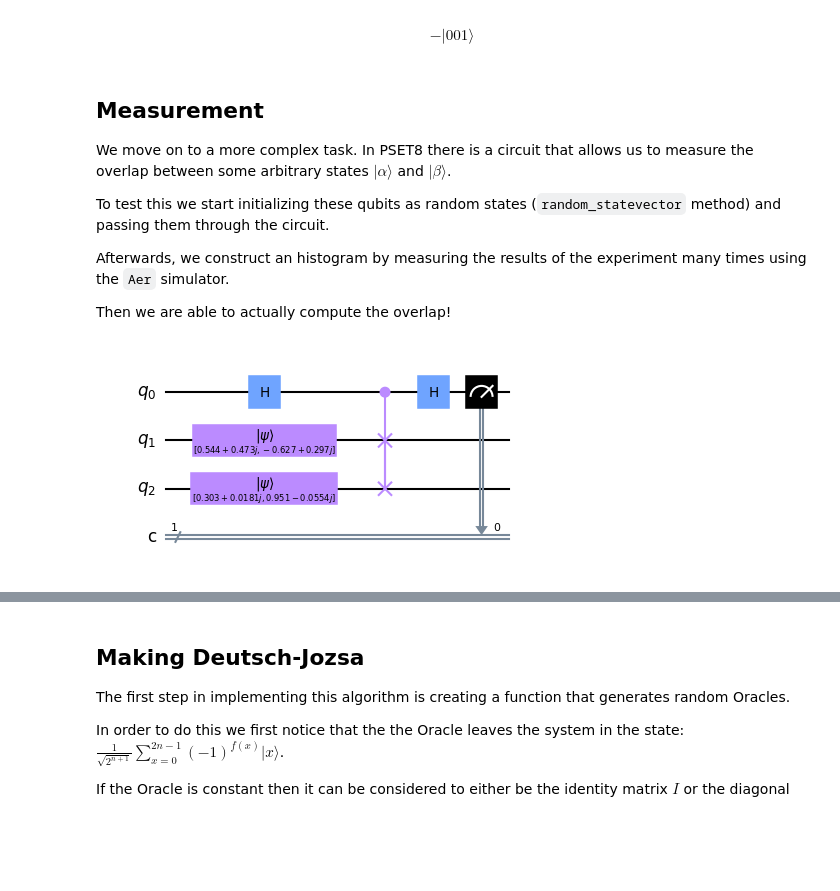
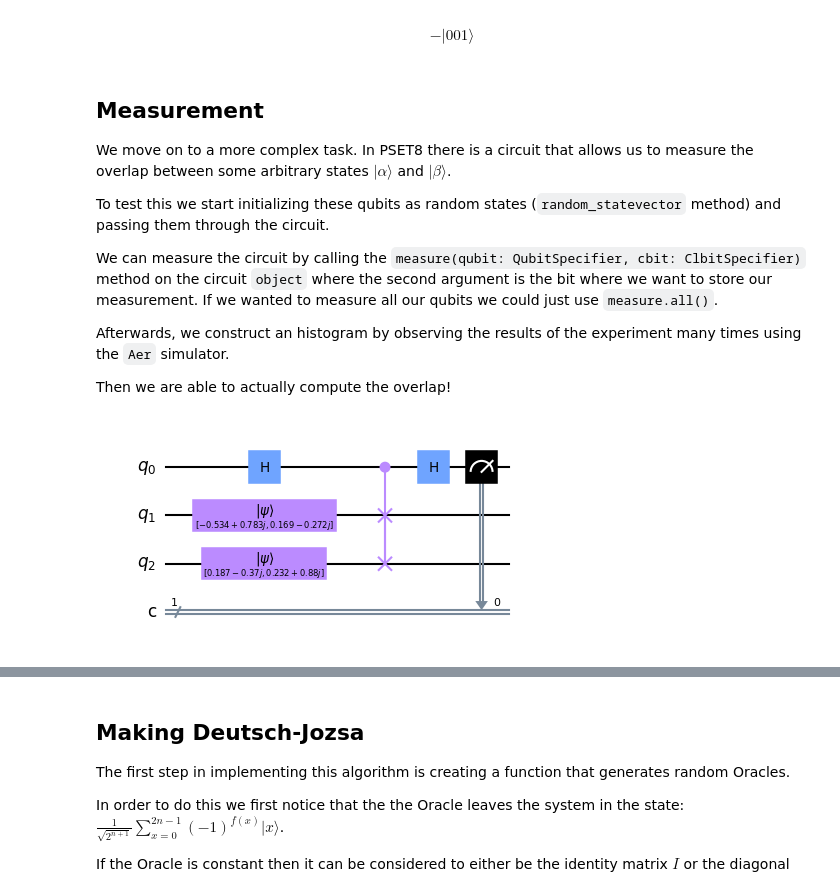
Before and after one commit to nunopcfmarques/IICQ-Project, a Jupyter notebook: IICQ-Project.ipynb, the cells around one changed output, grey strips where cells are left out. Saved outputs shown, nothing was run; the diff lists cells and outputs as text; code cells hidden in the pictures; blank space fills up the shorter version.

```diff
--- a/IICQ-Project.ipynb
+++ b/IICQ-Project.ipynb
@@ -84,26 +86,28 @@ We move on to a more complex task. In PSET8 there is a circuit that allows us to
 
 To test this we start initializing these qubits as random states (`random_statevector` method) and passing them through the circuit.
 
-Afterwards, we construct an histogram by measuring the results of the experiment many times using the `Aer` simulator.
+We can measure the circuit by calling the `measure(qubit: QubitSpecifier, cbit: ClbitSpecifier)` method on the circuit `object` where the second argument is the bit where we want to store our measurement. If we wanted to measure all our qubits we could just use `measure.all()`.
+
+Afterwards, we construct an histogram by observing the results of the experiment many times using the `Aer` simulator.
 
 Then we are able to actually compute the overlap!
 # %%
 from qiskit.quantum_info import random_statevector
 
 qc = QuantumCircuit(3, 1)
 
 state_a = random_statevector(2)
 state_b = random_statevector(2)
 
-actual_prob = 0.5 * (1 + np.abs((state_a.inner(state_b))) ** 2)
+actual_overlap = (np.abs(state_a.inner(state_b)))
 
 qc.initialize(state_a, 1), qc.initialize(state_b, 2), qc.h(0), qc.cswap(0, 1, 2), qc.h(0)
 
 qc.measure(0, 0)
 
 qc.draw('mpl', scale = 0.75)
 # %% [output]
-[figure, old version]
+[figure, new version]
 # %%
 from qiskit import Aer, transpile, assemble
 from qiskit.visualization import plot_histogram
```
Also changed, not shown: parts of 12 cells of this notebook, 2 other files.
